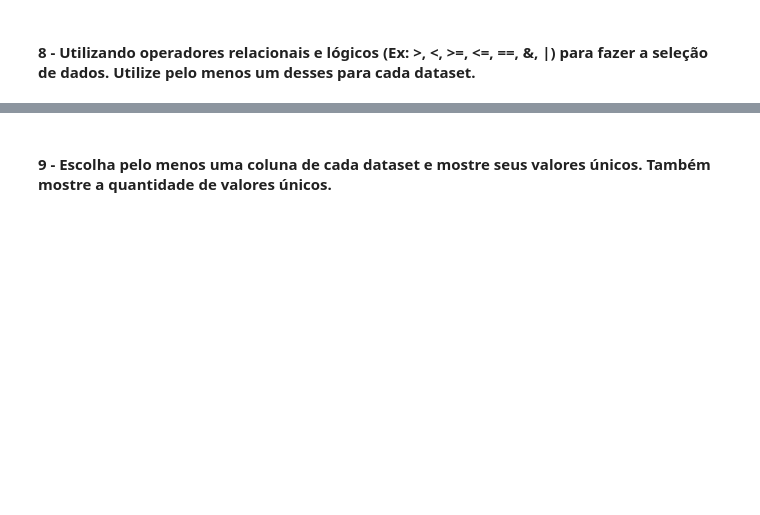
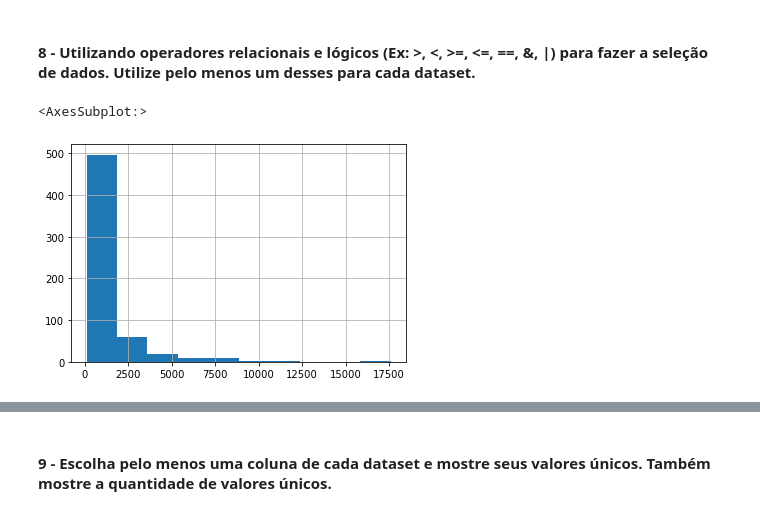
Before and after one commit to eliaquim10/notebooks_exercicio, a Jupyter notebook: Aula 1 - Obtenção de Dados e Dados Colunares.ipynb, the cells around one changed output, grey strips where cells are left out. Drawn from its saved outputs; the diff is of its cells as text; code cells hidden in the pictures; blank space fills up the shorter version.

```diff
--- a/Aula 1 - Obtenção de Dados e Dados Colunares.ipynb
+++ b/Aula 1 - Obtenção de Dados e Dados Colunares.ipynb
@@ -147,6 +295,10 @@ OBS: Utilize as funções .loc[...] e .iloc[...]
 # %%
 # Dataset 2
 # [CÓDIGO AQUI]
+dataset_empresas['cnae'].value_counts()[(dataset_empresas['cnae'].value_counts() > 100)].hist()
+# %% [output]
+<AxesSubplot:>
+[figure, added]
 # %%
 # Dataset 3
 # [CÓDIGO AQUI]
```
Also changed, not shown: parts of 31 cells of this notebook, 3 other files.
